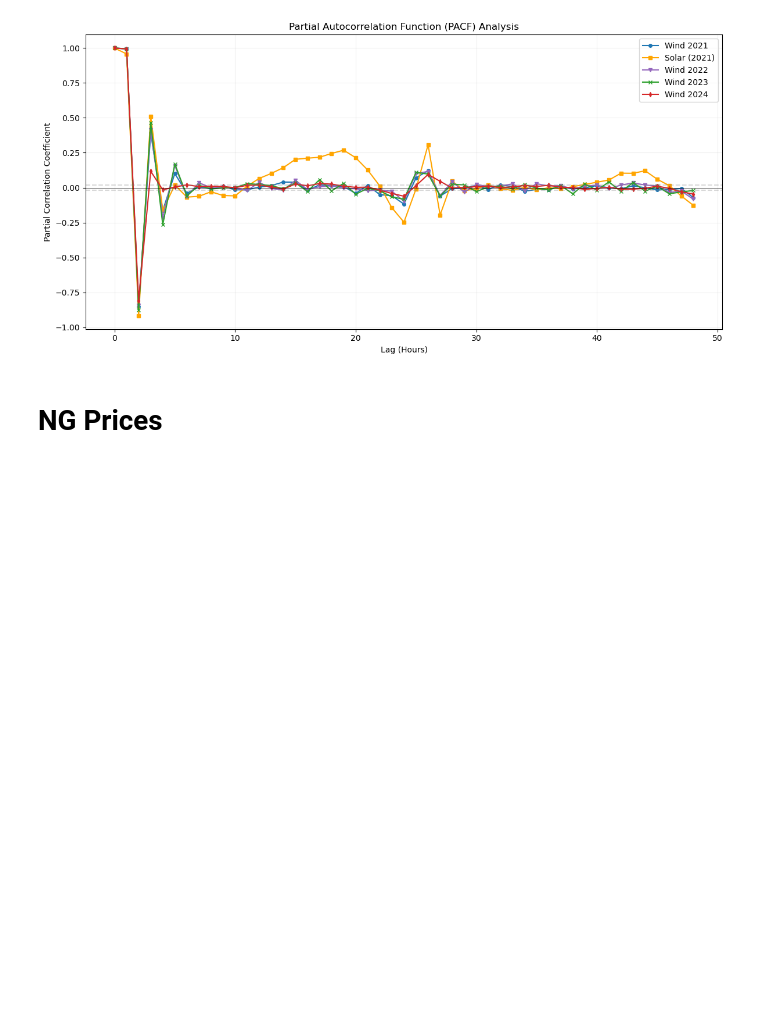
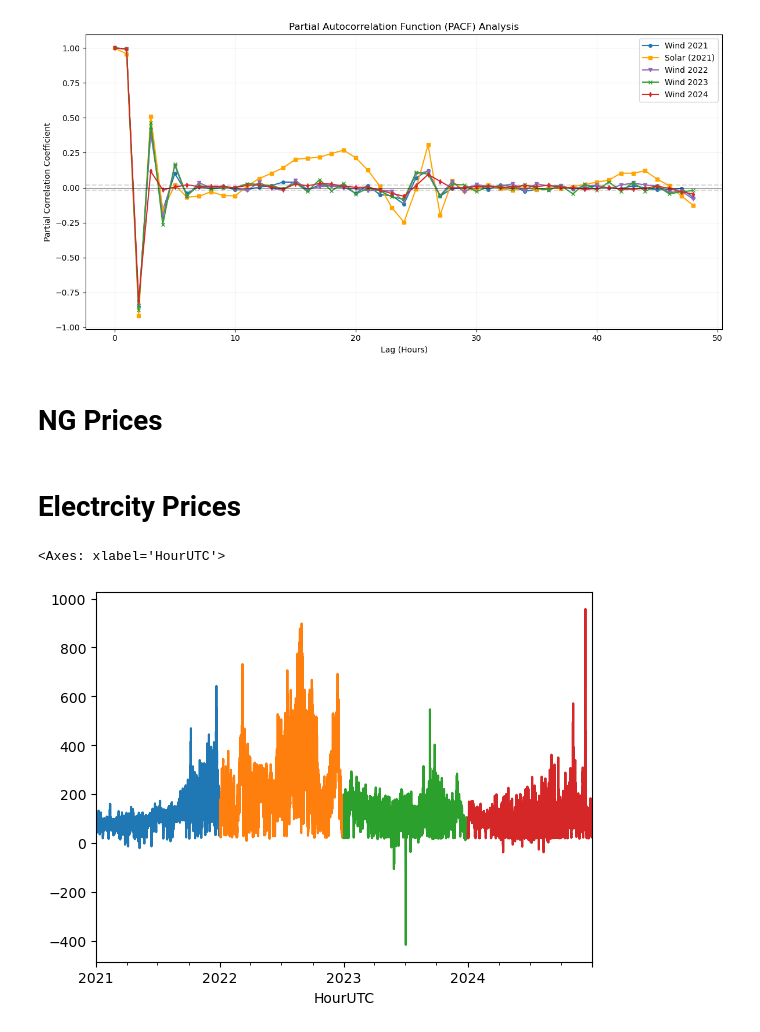
Before and after one commit to pulio12/Msc_Thesis_Greenlab_Skive, a Jupyter notebook: Final_File.ipynb, the cells around one changed output. Cells and saved outputs as stored; diff of their text form; code cells hidden in the pictures; blank space fills up the shorter version.

```diff
--- a/Final_File.ipynb
+++ b/Final_File.ipynb
@@ -229,3 +229,5 @@ NG_price["MarginalPurchasePriceEUR_MWh"] = NG_price["MarginalPurchasePriceEUR_MW
 # 2. Drop the original DKK column if you no longer need it
 NG_price = NG_price.drop(columns=["GasBuyingPriceDKK"])
 NG_price["MarginalPurchasePriceEUR_MWh"] = NG_price["MarginalPurchasePriceEUR_MWh"].ffill()
+# %% [markdown]
+# Electrcity Prices
@@ -231,0 +334,9 @@ NG_price["MarginalPurchasePriceEUR_MWh"] = NG_price["MarginalPurchasePriceEUR_MW
+# %%
+
+import_price21.plot()
+import_price22.plot()
+import_price23.plot()
+import_price24.plot()
+# %% [output]
+<Axes: xlabel='HourUTC'>
+[figure, added]
```
Also changed, not shown: parts of 44 cells of this notebook.
